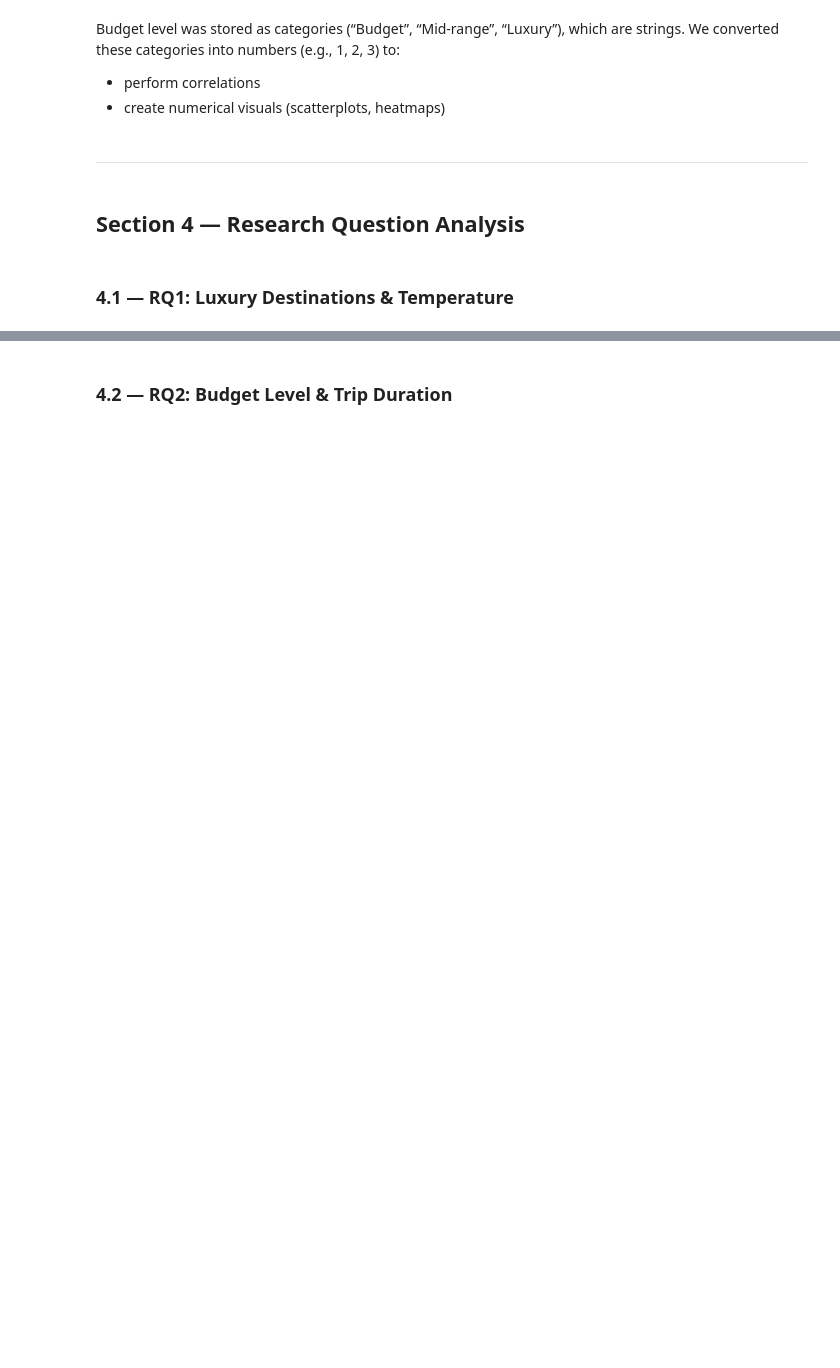
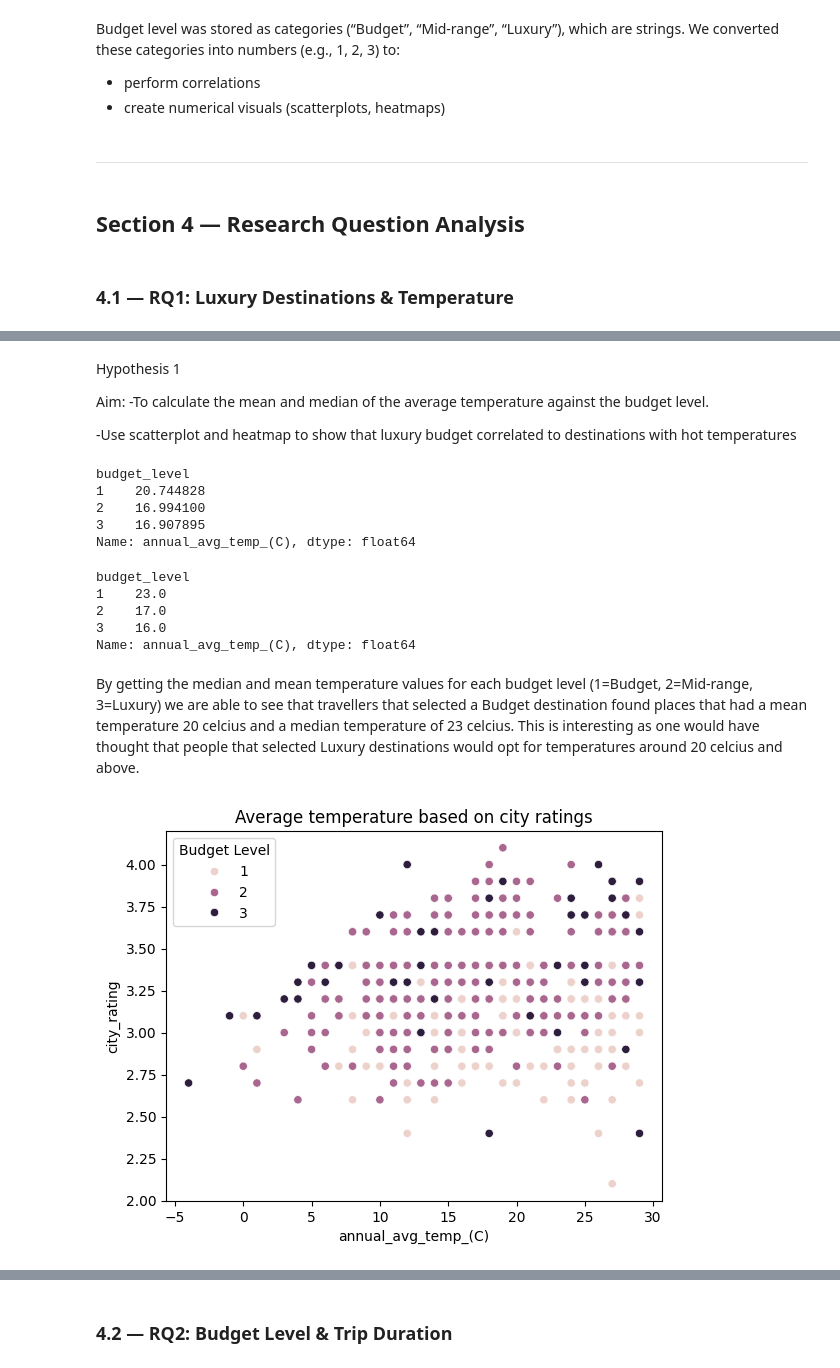
Before and after one commit to renewedspirit/Worldwide_Travel_Analysis, a Jupyter notebook: jupyter_notebooks/wtc_analysis.ipynb, the cells around one changed output, grey strips where cells are left out. Drawn from its saved outputs; the diff is of its cells as text; code cells hidden in the pictures; blank space fills up the shorter version.

```diff
--- a/jupyter_notebooks/wtc_analysis.ipynb
+++ b/jupyter_notebooks/wtc_analysis.ipynb
@@ -303,0 +305,43 @@ display(df)
+# %% [markdown]
+Hypothesis 1
+
+Aim:
+-To calculate the mean and median of the average temperature against the budget level.
+
+-Use scatterplot and heatmap to show that luxury budget correlated to destinations with hot temperatures
+# %%
+# Getting the mean average temperature grouping it against the budget level
+df_mean = df.groupby(['budget_level'])['annual_avg_temp_(C)'].mean()
+print(df_mean)
+# %% [output]
+budget_level
+1    20.744828
+2    16.994100
+3    16.907895
+Name: annual_avg_temp_(C), dtype: float64
+# %%
+# Getting the median average temperature grouping it against the budget level
+df_median = df.groupby(['budget_level'])['annual_avg_temp_(C)'].median()
+print(df_median)
+# %% [output]
+budget_level
+1    23.0
+2    17.0
+3    16.0
+Name: annual_avg_temp_(C), dtype: float64
+# %% [markdown]
+By getting the median and mean temperature values for each budget level (1=Budget, 2=Mid-range, 3=Luxury) we are able to see that travellers that selected a Budget destination found places that had a mean temperature 20 celcius and a median temperature of 23 celcius. This is interesting as one would have thought that people that selected Luxury destinations would opt for temperatures around 20 celcius and above.
+# %%
+sns.scatterplot(
+    x="annual_avg_temp_(C)",
+    y="city_rating",
+    hue="budget_level",
+    data=df,
+    legend=True
+)
+plt.title("Average temperature based on city ratings")
+plt.legend(title='Budget Level')
+plt.savefig('avg_temp_city_rating_scatter')
+plt.show()
+# %% [output]
+[figure, added]
```
Also changed, not shown: parts of 6 cells of this notebook, 2 other files.
